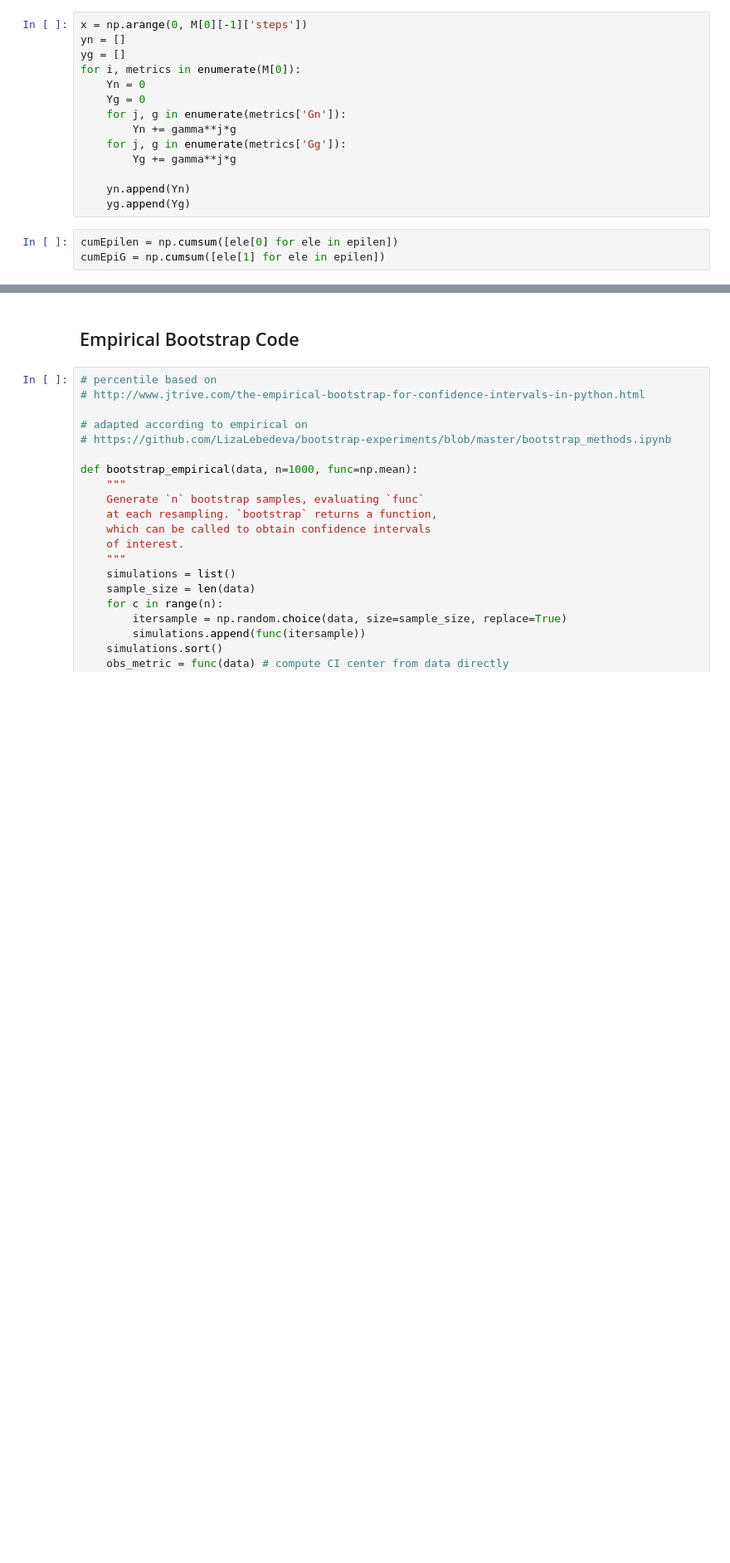
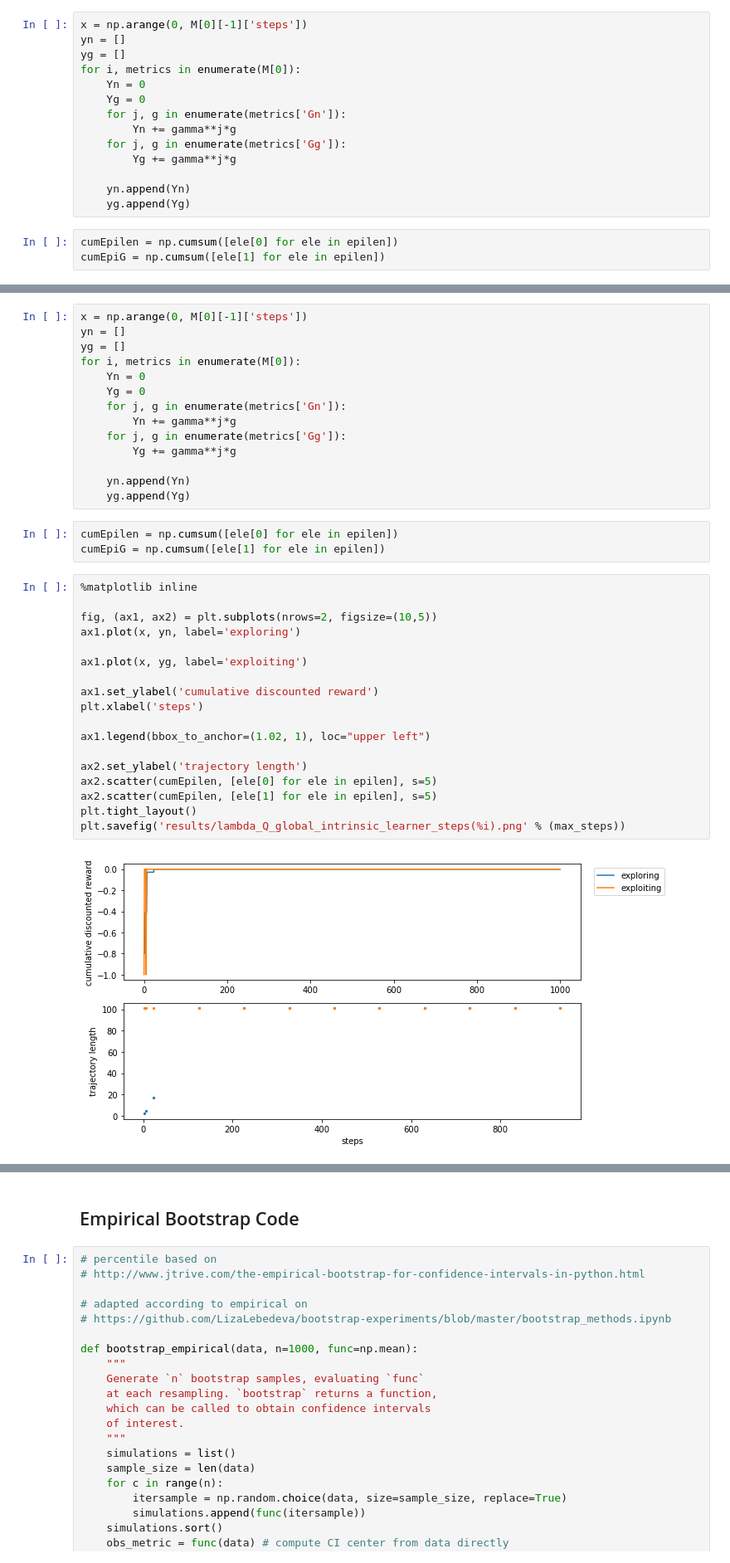
Before and after one commit to CCarissimo/RapidRL, a Jupyter notebook: Learning_LambChop.ipynb, the cells around one changed output, grey strips where cells are left out. Shown at 83% size. Drawn from its saved outputs; the diff is of its cells as text; blank space fills up the shorter version.

```diff
--- a/Learning_LambChop.ipynb
+++ b/Learning_LambChop.ipynb
@@ -170,0 +439,37 @@ trajectories
+# %%
+x = np.arange(0, M[0][-1]['steps'])
+yn = []
+yg = []
+for i, metrics in enumerate(M[0]):
+    Yn = 0
+    Yg = 0
+    for j, g in enumerate(metrics['Gn']):
+        Yn += gamma**j*g
+    for j, g in enumerate(metrics['Gg']):
+        Yg += gamma**j*g
+
+    yn.append(Yn)
+    yg.append(Yg)
+# %%
+cumEpilen = np.cumsum([ele[0] for ele in epilen])
+cumEpiG = np.cumsum([ele[1] for ele in epilen])
+# %%
+%matplotlib inline
+
+fig, (ax1, ax2) = plt.subplots(nrows=2, figsize=(10,5))
+ax1.plot(x, yn, label='exploring')
+
+ax1.plot(x, yg, label='exploiting')
+
+ax1.set_ylabel('cumulative discounted reward')
+plt.xlabel('steps')
+
+ax1.legend(bbox_to_anchor=(1.02, 1), loc="upper left")
+
+ax2.set_ylabel('trajectory length')
+ax2.scatter(cumEpilen, [ele[0] for ele in epilen], s=5)
+ax2.scatter(cumEpilen, [ele[1] for ele in epilen], s=5)
+plt.tight_layout()
+plt.savefig('results/lambda_Q_global_intrinsic_learner_steps(%i).png' % (max_steps))
+# %% [output]
+[figure, added]
```
Also changed, not shown: parts of 27 cells of this notebook, 6 other files.
